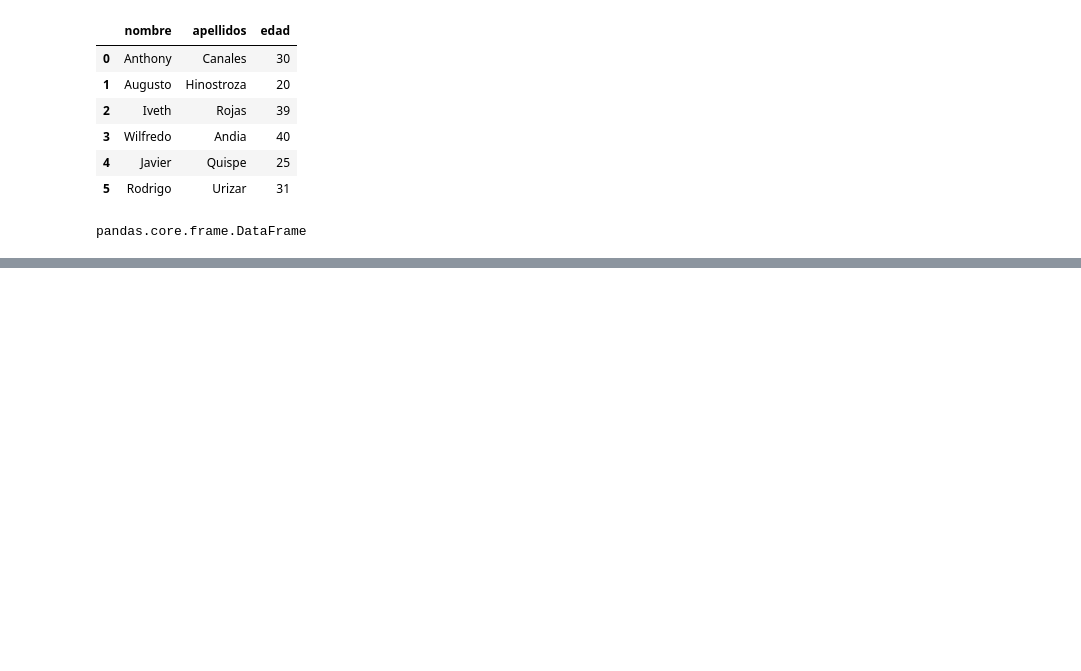
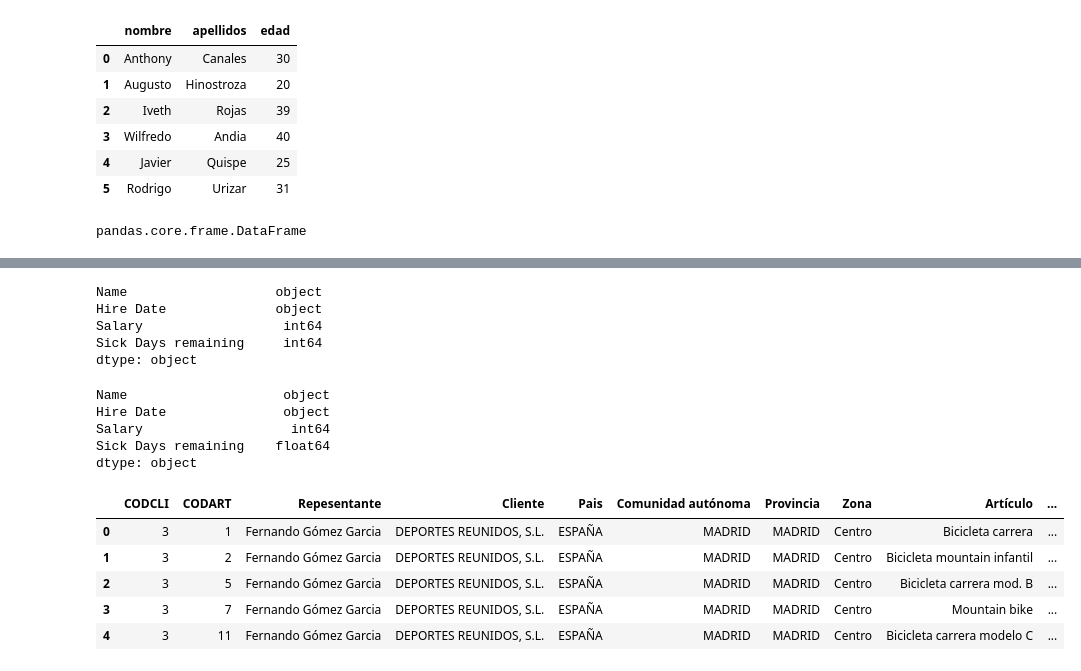
Before and after one commit to Xavier-ML/BIOESTADISTICA-XAVIER-ML, a Jupyter notebook: Dia_5_CIBERTEC.ipynb, the cells around one changed output, grey strips where cells are left out. Drawn from its saved outputs; the diff is of its cells as text; code cells hidden in the pictures; blank space fills up the shorter version.

```diff
--- a/Dia_5_CIBERTEC.ipynb
+++ b/Dia_5_CIBERTEC.ipynb
@@ -31,0 +89,8 @@ tabla_csv = pd.read_csv()
+# %%
+x.dtypes
+# %% [output]
+Name                   object
+Hire Date              object
+Salary                  int64
+Sick Days remaining     int64
+dtype: object
@@ -31,0 +99,19 @@ tabla_csv = pd.read_csv()
+# %%
+x.dtypes
+# %% [output]
+Name                    object
+Hire Date               object
+Salary                   int64
+Sick Days remaining    float64
+dtype: object
+# %%
+m = pd.read_excel("/content/Ventas O.xlsx", sheet_name="BASE 1")
+# %%
+m.head()
+# %% [output]
+|  | CODCLI | CODART | Repesentante | Cliente | Pais | Comunidad autónoma | Provincia | Zona | Artículo | ... |
+| 0 | 3 | 1 | Fernando Gómez Garcia | DEPORTES REUNIDOS, S.L. | ESPAÑA | MADRID | MADRID | Centro | Bicicleta carrera | ... |
+| 1 | 3 | 2 | Fernando Gómez Garcia | DEPORTES REUNIDOS, S.L. | ESPAÑA | MADRID | MADRID | Centro | Bicicleta mountain infantil | ... |
+| 2 | 3 | 5 | Fernando Gómez Garcia | DEPORTES REUNIDOS, S.L. | ESPAÑA | MADRID | MADRID | Centro | Bicicleta carrera mod. B | ... |
+| 3 | 3 | 7 | Fernando Gómez Garcia | DEPORTES REUNIDOS, S.L. | ESPAÑA | MADRID | MADRID | Centro | Mountain bike | ... |
+| 4 | 3 | 11 | Fernando Gómez Garcia | DEPORTES REUNIDOS, S.L. | ESPAÑA | MADRID | MADRID | Centro | Bicicleta carrera modelo C | ... |
```
Also changed, not shown: parts of 36 cells of this notebook.
